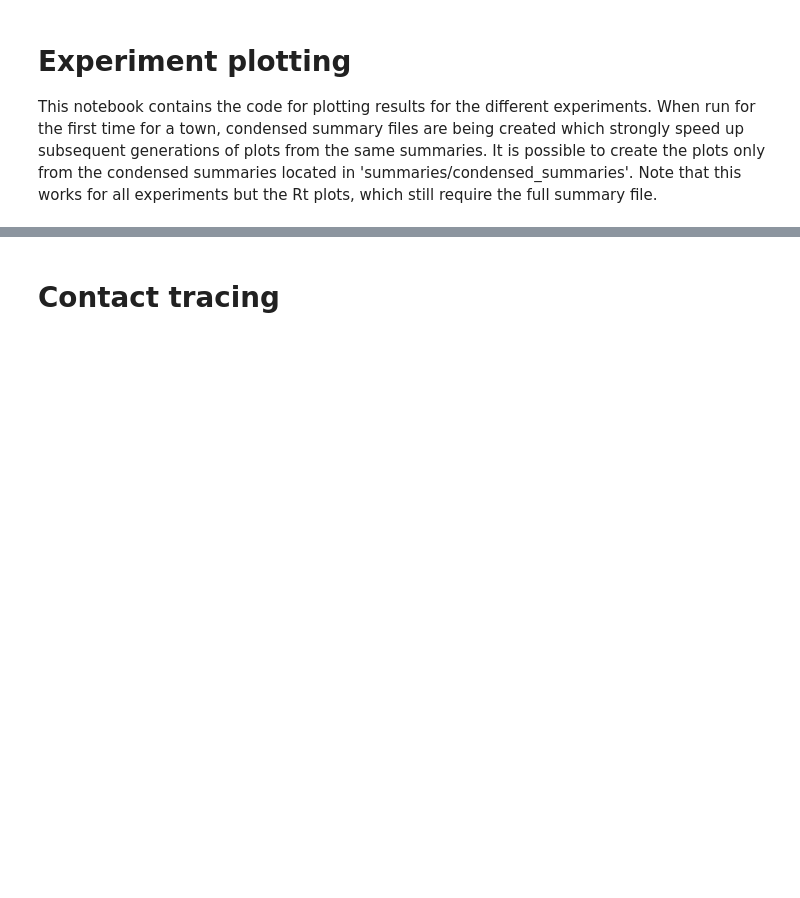
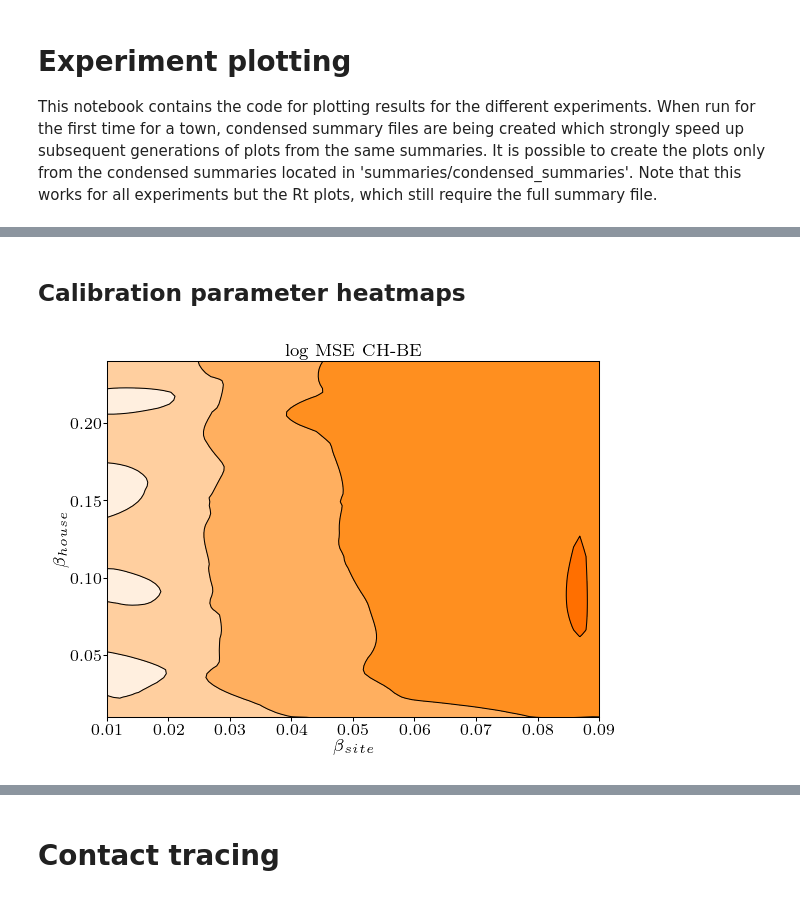
Before and after one commit to covid19-model/simulator, a Jupyter notebook: sim/sim-plot.ipynb, the cells around one changed output, grey strips where cells are left out. Cells and saved outputs as stored; diff of their text form; code cells hidden in the pictures; blank space fills up the shorter version.

```diff
--- a/sim/sim-plot.ipynb
+++ b/sim/sim-plot.ipynb
@@ -437,0 +76,15 @@ for country, area in places:
+# %% [markdown]
+## Calibration parameter heatmaps
+# %%
+plotter = Plotter()
+plotter.beta_parameter_heatmap(
+    country='CH',
+    area='BE',
+    calibration_state='logs/calibration_be0_state.pk',
+    figsize=(4, 3),
+    cmap='gist_heat_r',
+#    cmap='viridis_r',
+    levels=15,
+)
+# %% [output]
+[figure, added]
```
Also changed, not shown: parts of 48 cells of this notebook, 2 other files.
